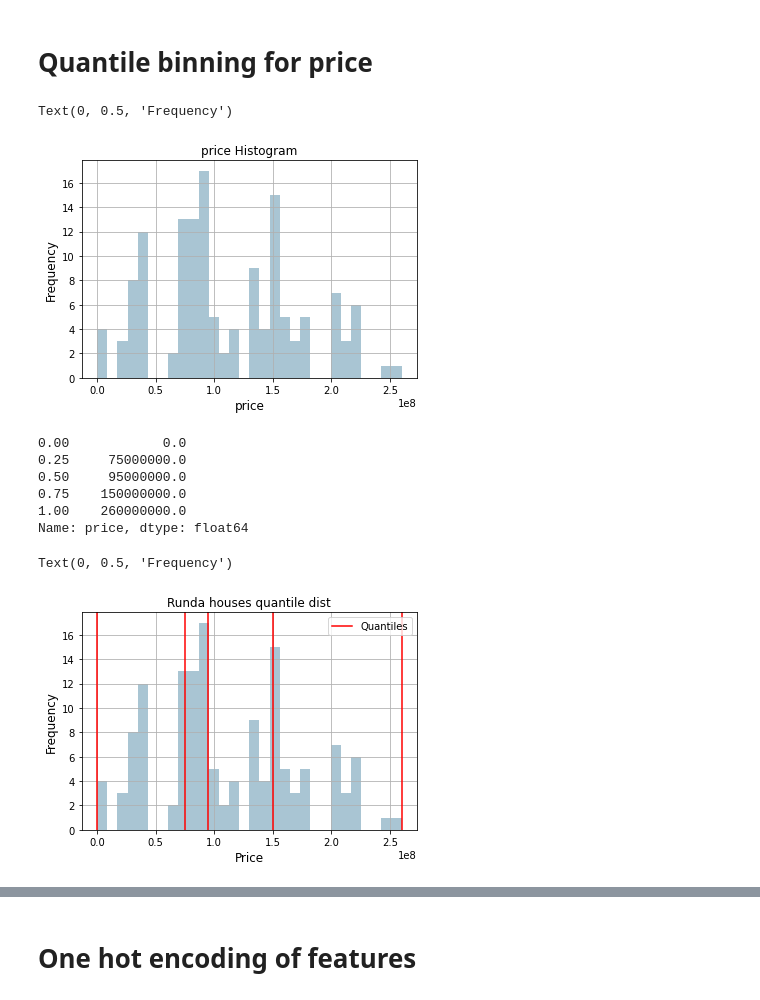
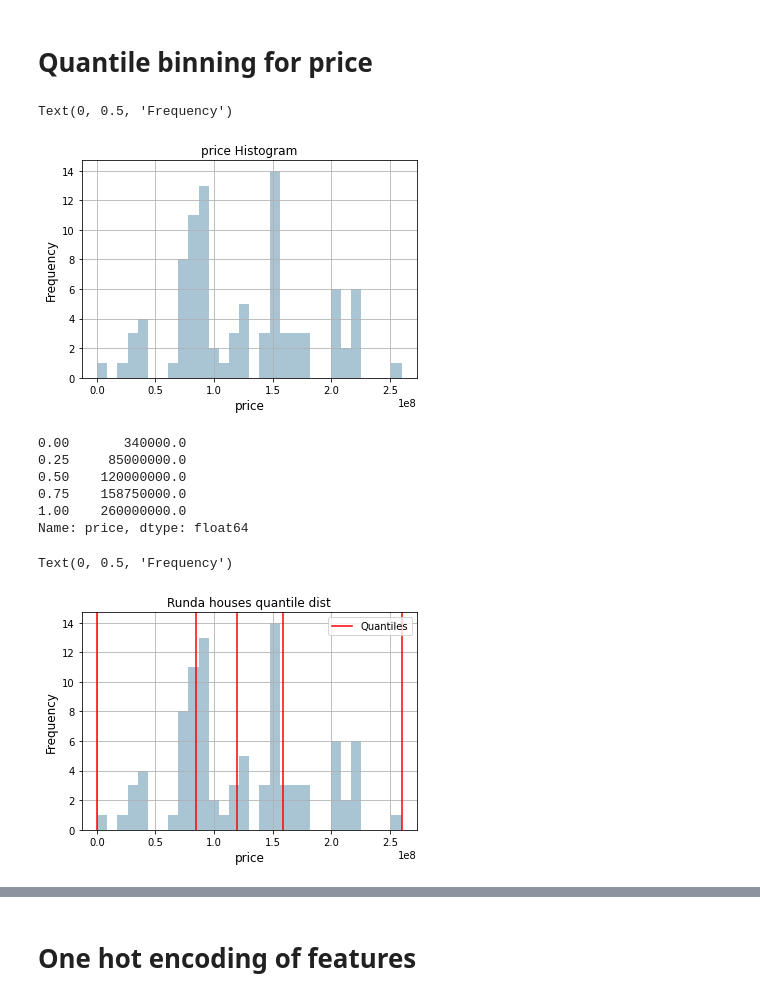
Before and after one commit to wamaithaNyamu/RUNDAHOUSES, a Jupyter notebook: Runda_Houses.ipynb, the cells around one changed output, grey strips where cells are left out. Cells and saved outputs as stored; diff of their text form; code cells hidden in the pictures.

```diff
--- a/Runda_Houses.ipynb
+++ b/Runda_Houses.ipynb
@@ -19,7 +19,7 @@ import re
 # %% [markdown]
 We load the data from the csv file runda_houses.csv and convert it to a dataframe
 # %%
-df = pd.read_csv('/content/runda-houses.csv')
+df = pd.read_csv('/content/manually_cleaned_runda-houses.csv')
 df.head(2)
 # %% [output]
 |  | _id | url | __v | area | baths | beds | cars | description | externalFeatures | ... |
@@ -42,6 +42,6 @@ We do not need the url , _id, and the _v columns so we will drop them for they o
 # %%
 # drop columns
 
-df =df.drop(['_id', 'url', '__v'], axis=1)
+df =df.drop(['_id', 'url', '__v','cars', 'description'], axis=1)
 df.head(2)
 # %% [output]
@@ -91,3 +87,3 @@ price                 3
 dtype: int64
 # %%
-df.drop(['cars'], axis=1)
+df = df[~(df == 0).any(axis=1)]
@@ -115,7 +97,7 @@ ax.set_xlabel('price', fontsize=12)
 ax.set_ylabel('Frequency', fontsize=12)
 # %% [output]
 Text(0, 0.5, 'Frequency')
-[figure, old version]
+[figure, new version]
 # %%
 
 
@@ -123,24 +105,24 @@ quantile_list = [0, .25, .5, .75, 1.]
 quantiles = df['price'].quantile(quantile_list)
 quantiles
 # %% [output]
-0.00            0.0
-0.25     75000000.0
-0.50     95000000.0
-0.75    150000000.0
+0.00       340000.0
+0.25     85000000.0
+0.50    120000000.0
+0.75    158750000.0
 1.00    260000000.0
 Name: price, dtype: float64
 # %%
 fig, ax = plt.subplots()
 df['price'].hist(bins=30, color='#A9C5D3')
 
 for quantile in quantiles:
     qvl = plt.axvline(quantile, color='r')
 ax.legend([qvl], ['Quantiles'], fontsize=10)
 
 ax.set_title('Runda houses quantile dist', fontsize=12)
-ax.set_xlabel('Price', fontsize=12)
+ax.set_xlabel('price', fontsize=12)
 ax.set_ylabel('Frequency', fontsize=12)
 # %% [output]
 Text(0, 0.5, 'Frequency')
-[figure, old version]
+[figure, new version]
 # %%
```
Also changed, not shown: parts of 55 cells of this notebook.
